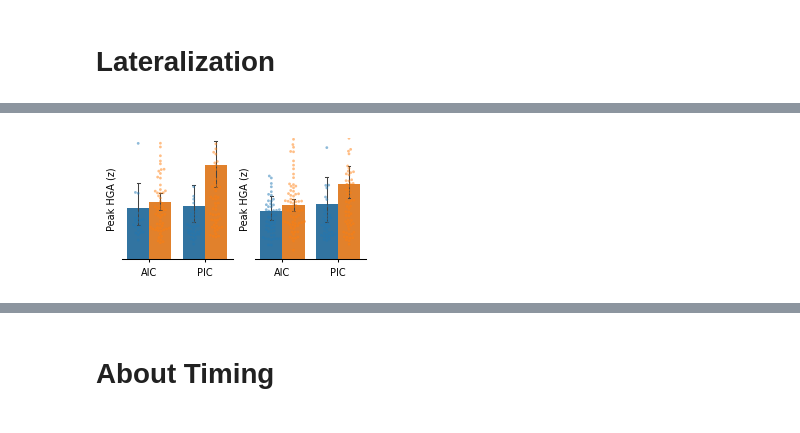
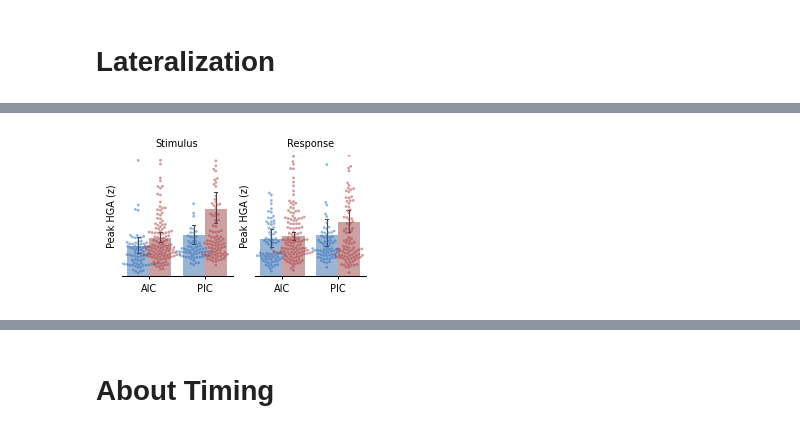
Before and after one commit to shinanlin/insula, a Jupyter notebook: viz/fig2.ipynb, the cells around one changed output, grey strips where cells are left out. Cells and saved outputs as stored; diff of their text form; code cells hidden in the pictures.

```diff
--- a/viz/fig2.ipynb
+++ b/viz/fig2.ipynb
@@ -57,9 +57,7 @@ task = [
         'LexicalDelay',
         'PictureNaming',
         'SentenceRep',
-        # 'TIMIT'
         ]
-
 
 ref = 'bipolar'
 hga_paths = []
@@ -97,6 +95,8 @@ HGAs.loc[HGAs.roi == 'INS', 'roi'] = 'Insula'
 HGAs.loc[HGAs.roi == 'PrG', 'roi'] = 'SMC'
 HGAs.loc[HGAs.roi == 'PoG', 'roi'] = 'SMC'
 HGAs.loc[HGAs.roi == 'Subcentral', 'roi'] = 'SMC'
+HGAs.loc[HGAs.roi == 'HG', 'roi'] = 'STG'
+
 
 HGAs.loc[HGAs.label.isin([
     'ctx_lh_G_and_S_cingul-Mid-Post',
@@ -266,7 +339,7 @@ plt.show()
 # %% [markdown]
 # Spatial Distribution of HGA
 # %%
-phase = 'stimulus'
+phase = 'response'
 
 spatial = subset[
     (subset.phase == phase)
@@ -458,0 +607,10 @@ Reading labels from parcellation...
+# %%
+# load a exlude pandas df
+fpath = '../results/exlude_insula.csv'
+exclude_df = pd.read_csv(fpath, index_col=0)
+# exclude NaN columns and flatten into single list
+exclude_chn = [electrode for item in exclude_df.Exclude.dropna()
+                for electrode in eval(item)]
+
+HGAs = HGAs[~HGAs.channel.isin(exclude_chn)]
+print(exclude_chn)
@@ -488,42 +922,46 @@ for (phase, ax) in zip(['stimulus', 'response'], [ax1, ax2]):
             dodge=True,
             size=2,
             alpha=0.5,
+            palette={"L": red, "R": blue}, # 相同颜色
             ax=ax,
             legend=False,)
 
     sns.barplot(data=summary[summary.phase==phase],
                 x="roi",
                 y="peak_value",
                 hue="hemi",
                 ax=ax,
-            #    palette={"L": 'black', "R": 'gray'}, # 相同颜色
-            #    join=False,      # 关键：不连线
+                palette={"L": red, "R": blue}, # 相同颜色
                 legend=False,
-            #    dodge=0.5,       # 关键：左右错开
-            #    markers=["o", "s"], # 左脑圆点，右脑方块，增加区分度
+                dodge=0.5,       # 关键：左右错开
             #    scale=0.8,       # 点的大小
                 errorbar=('ci', 95), # 显示 95% 置信区间 (或者用 'se' 显示标准误)
+                alpha=0.5,
                 capsize=0.1,     # 误差棒的小帽子
                 errwidth=0.75)
 
 
+
+    ax.set_title(f'{phase.capitalize()}', fontsize=7)
 
     ax.set_ylim(0, 1.5)
     ax.set_yticklabels([])
     ax.set_xlabel('', fontsize=7)
     ax.set_yticks([])
     # remove y spine
     ax.spines['left'].set_visible(False)
     ax.set_ylabel('Peak HGA (z)', fontsize=7)
 
 
 sns.despine(left=True)
 
 for ax in fig.axes:
     ax.tick_params(labelsize=7, width=.75, length=2, which='both',)
     plt.setp(ax.spines.values(), linewidth=.75)
+
+plt.savefig('../img/fig2/fig2_lateralized_barplot.svg', dpi=300, bbox_inches='tight')
 # %% [output]
-[figure, old version]
+[figure, new version]
 # %%
 phase = 'response'
 
```
Also changed, not shown: parts of 26 cells of this notebook.
